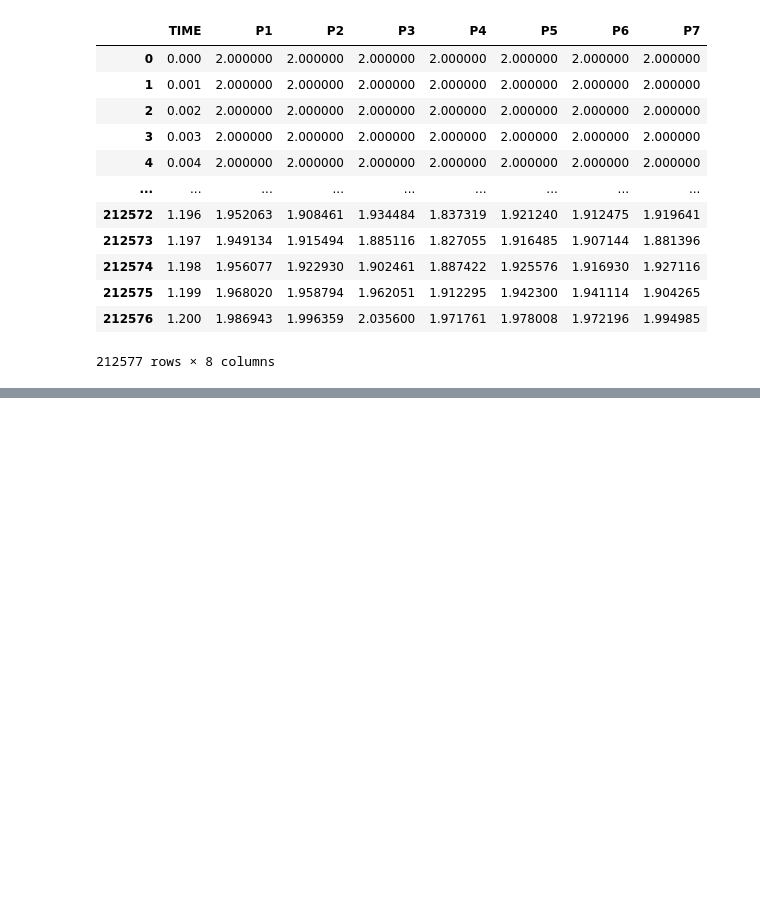
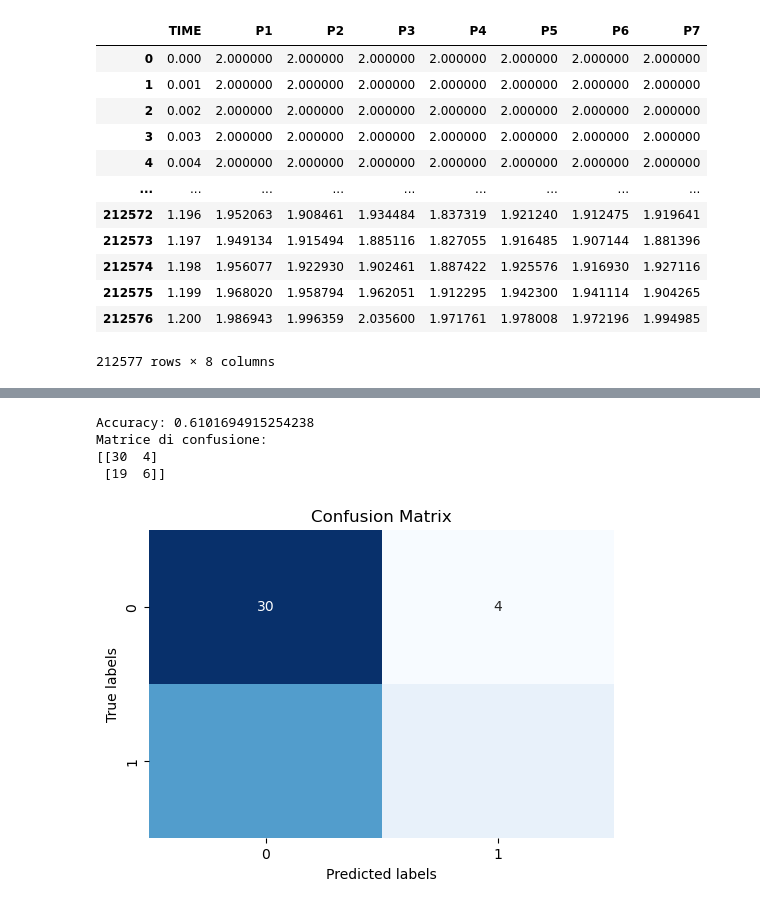
Before and after one commit to alexxdediu/Data-Challenge-PHM-Asia-Pacific-2023, a Jupyter notebook: data_exploration.ipynb, the cells around one changed output, grey strips where cells are left out. Cells and saved outputs as stored; diff of their text form; code cells hidden in the pictures; blank space fills up the shorter version.

```diff
--- a/data_exploration.ipynb
+++ b/data_exploration.ipynb
@@ -384,0 +516,4 @@ F1 Score: 0.6280107047279214
+# %%
+df_features  = df_features.reset_index()
+df_features = df_features.drop(columns="index")
+df_features
@@ -384,0 +534,2 @@ F1 Score: 0.6280107047279214
+# %%
+df_features["spacecraft"] = df_labels["Spacecraft"]
@@ -384,0 +612,4 @@ F1 Score: 0.6280107047279214
+# %%
+X_train, X_test, y_train, y_test = train_test_split(df_features, df_labels["binary_condition"], test_size=0.33, random_state=42)
+print(X_train)
+print(y_train)
@@ -384,0 +634,10 @@ F1 Score: 0.6280107047279214
+# %%
+scaler_features = MinMaxScaler()
+
+X_train = scaler_features.fit_transform(X_train)
+X_test = scaler_features.transform(X_test)
+
+
+
+print(X_train)
+print(y_train)
@@ -384,0 +664,30 @@ F1 Score: 0.6280107047279214
+# %%
+from sklearn.svm import SVC
+from sklearn.metrics import accuracy_score
+
+model = SVC(kernel='linear')
+
+model.fit(X_train, y_train)
+
+y_pred = model.predict(X_test)
+
+accuracy = accuracy_score(y_test, y_pred)
+print("Accuracy:", accuracy)
+
+conf_matrix = confusion_matrix(y_test, y_pred)
+
+print("Matrice di confusione:")
+print(conf_matrix)
+
+plt.figure(figsize=(6, 4))
+sns.heatmap(conf_matrix, annot=True, fmt='d', cmap='Blues', cbar=False)
+plt.xlabel('Predicted labels')
+plt.ylabel('True labels')
+plt.title('Confusion Matrix')
+plt.show()
+# %% [output]
+Accuracy: 0.6101694915254238
+Matrice di confusione:
+[[30  4]
+ [19  6]]
+[figure, added]
```
Also changed, not shown: parts of 53 cells of this notebook.
